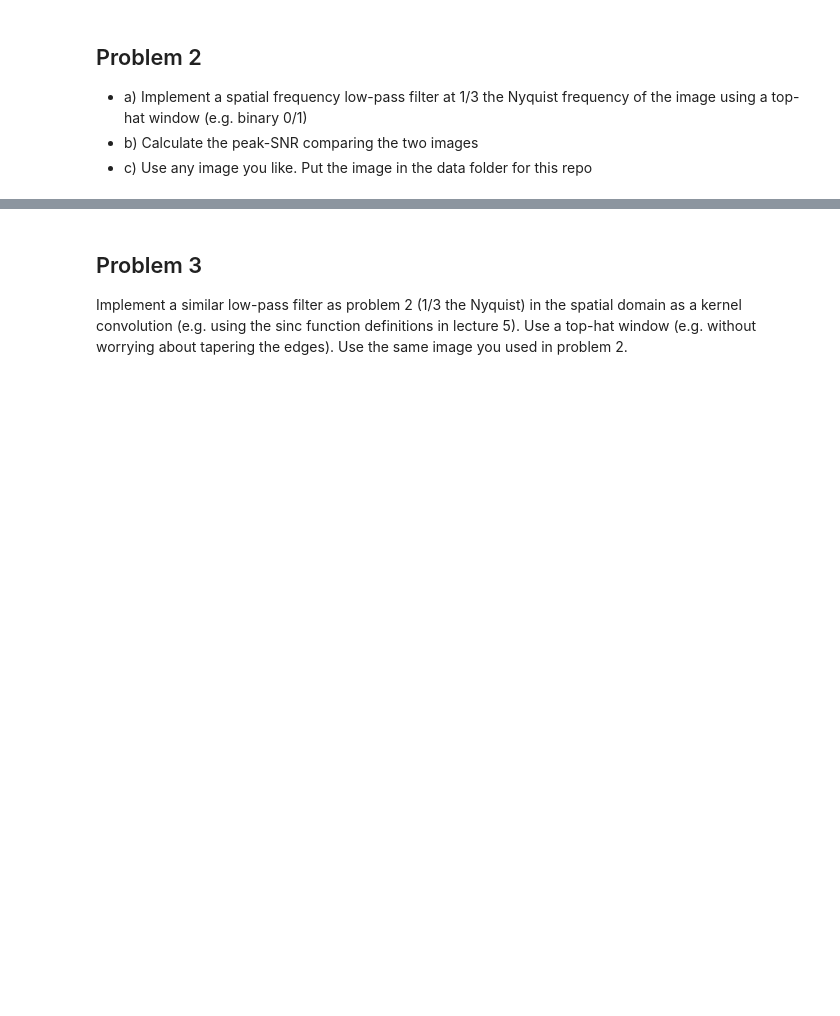
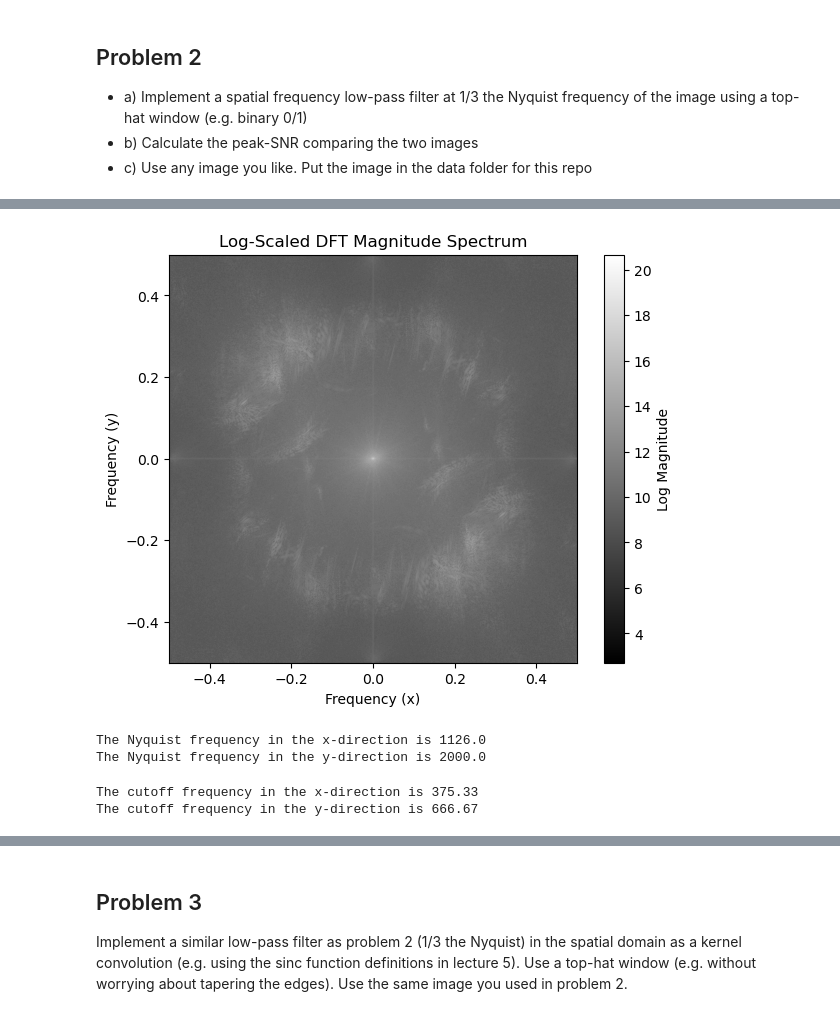
Before and after one commit to jacob-cunningham-ds/ece_2390, a Jupyter notebook: homework/02_hw/hw_02.ipynb, the cells around one changed output, grey strips where cells are left out. Cells and saved outputs as stored; diff of their text form; code cells hidden in the pictures; blank space fills up the shorter version.

```diff
--- a/homework/02_hw/hw_02.ipynb
+++ b/homework/02_hw/hw_02.ipynb
@@ -21,0 +47,49 @@ def myfunction(required_inputs,optional_inputs='defaultvalue'):
+# %%
+# compute the DFT of the image
+dft = np.fft.fft2(img)
+
+# shift zero frequency to the center
+dft_shifted = np.fft.fftshift(dft)
+
+# compute the magnitude
+dft_mag = np.abs(dft_shifted)
+
+# apply logarithmic transformation to compress the dynamic range
+dft_log = np.log(dft_mag + 1)  # Add 1 to avoid log(0)
+
+# calculate the requency bins for both axes
+rows, cols = img.shape
+freq_y = np.fft.fftshift(np.fft.fftfreq(rows)) # bins for y axis
+freq_x = np.fft.fftshift(np.fft.fftfreq(cols)) # bins for the x-axis
+
+# show the result
+fig, ax = plt.subplots(layout='constrained')
+plot = ax.imshow(dft_log, cmap='gray', extent=(freq_x[0], freq_x[-1], freq_y[0], freq_y[-1]))
+ax.set_xlabel('Frequency (x)')
+ax.set_ylabel('Frequency (y)')
+ax.set_title('Log-Scaled DFT Magnitude Spectrum')
+fig.colorbar(plot, ax=ax, label='Log Magnitude')
+plt.savefig('Data/DFT.png', bbox_inches='tight')
+plt.show()
+# %% [output]
+[figure, added]
+# %%
+# compute the spatial Nyquist frequencies
+nyq_x = cols / 2
+nyq_y = rows / 2
+
+print(f'The Nyquist frequency in the x-direction is {nyq_x}')
+print(f'The Nyquist frequency in the y-direction is {nyq_y}')
+# %% [output]
+The Nyquist frequency in the x-direction is 1126.0
+The Nyquist frequency in the y-direction is 2000.0
+# %%
+# compute the cutoff frequencies
+cutoff_x = nyq_x / 3
+cutoff_y = nyq_y / 3
+
+print(f'The cutoff frequency in the x-direction is {cutoff_x:.2f}')
+print(f'The cutoff frequency in the y-direction is {cutoff_y:.2f}')
+# %% [output]
+The cutoff frequency in the x-direction is 375.33
+The cutoff frequency in the y-direction is 666.67
```
Also changed, not shown: parts of 16 cells of this notebook, 12 other files.
